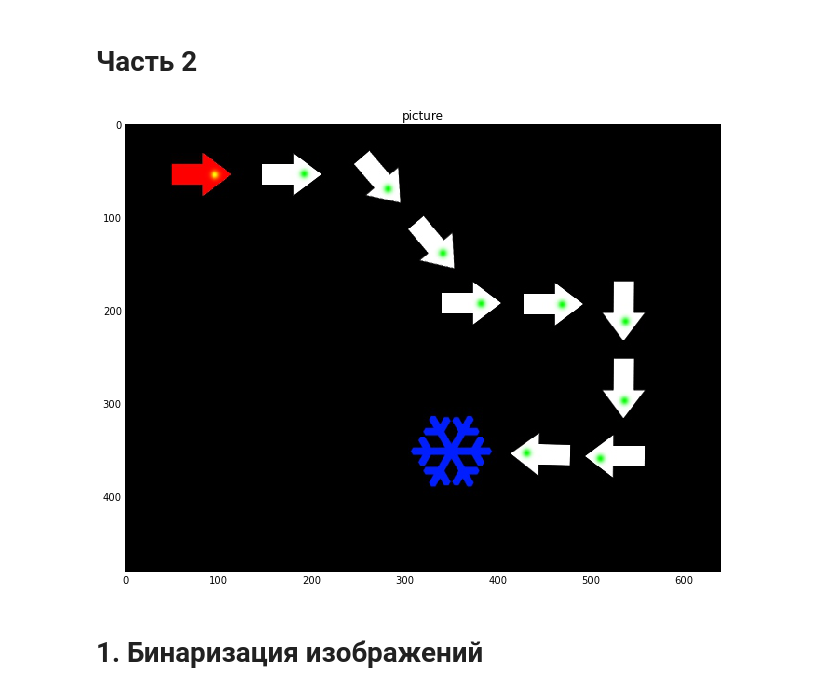
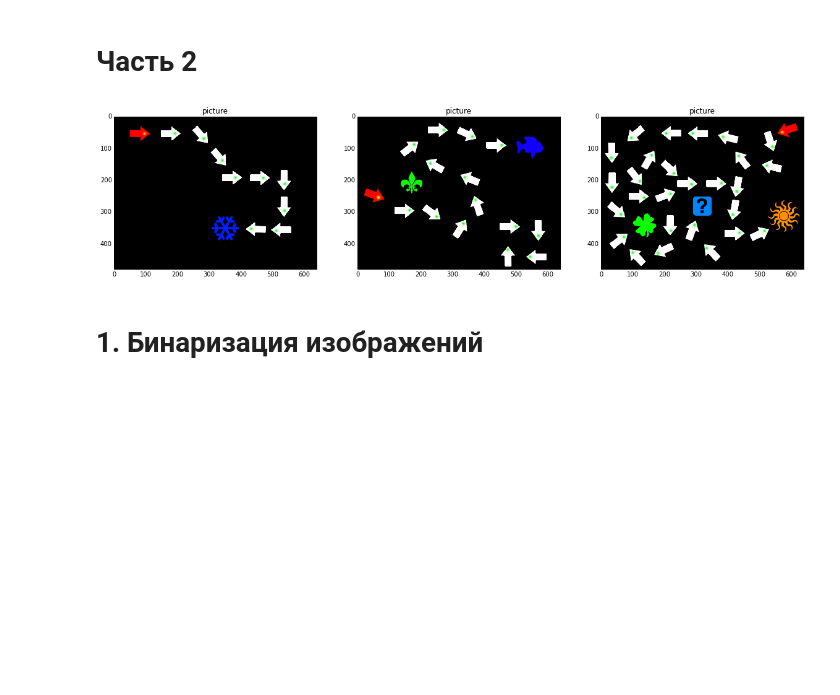
Before and after one commit to dmitriyshad/Pictures, a Jupyter notebook: Fabarisov_Lab3.ipynb, the cells around one changed output. Saved outputs shown, nothing was run; the diff lists cells and outputs as text; code cells hidden in the pictures; blank space fills up the shorter version.

```diff
--- a/Fabarisov_Lab3.ipynb
+++ b/Fabarisov_Lab3.ipynb
@@ -76,12 +76,16 @@ show_pic([pic, np.real(pic_low)])
 # %%
 pic_0 = sk.imread('Klad00.jpg')
 pic_1 = sk.imread('Klad01.jpg')
 pic_2 = sk.imread('Klad02.jpg')
-#pics = [pic_0, pic_1, pic_2]
-pics = [pic_0]
+
+pic_0 = cv2.medianBlur(pic_0, 3)
+pic_1 = cv2.medianBlur(pic_1, 3)
+pic_2 = cv2.medianBlur(pic_2, 3)
+pics = [pic_0, pic_1, pic_2]
+
 show_pic(pics)
 # %% [output]
-[figure, old version]
+[figure, new version]
 # %% [markdown]
 # 1. Бинаризация изображений
 # %%
```
Also changed, not shown: parts of 17 cells of this notebook, 5 other files.
